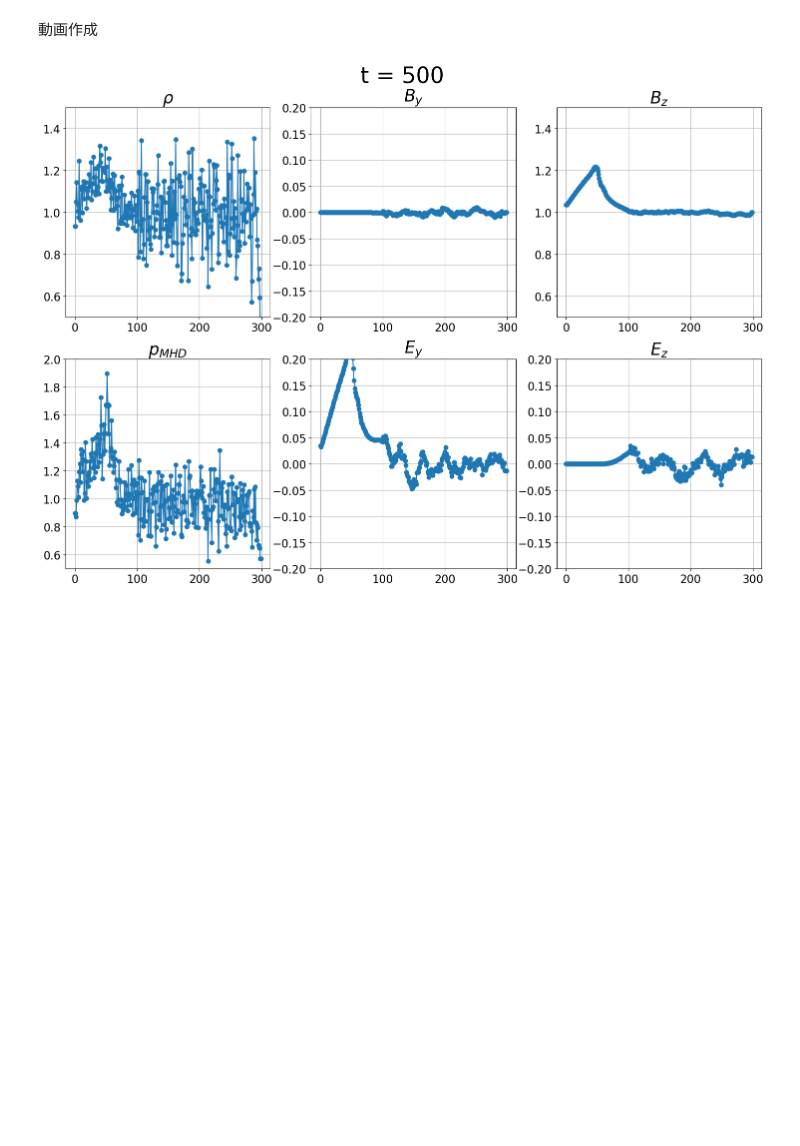
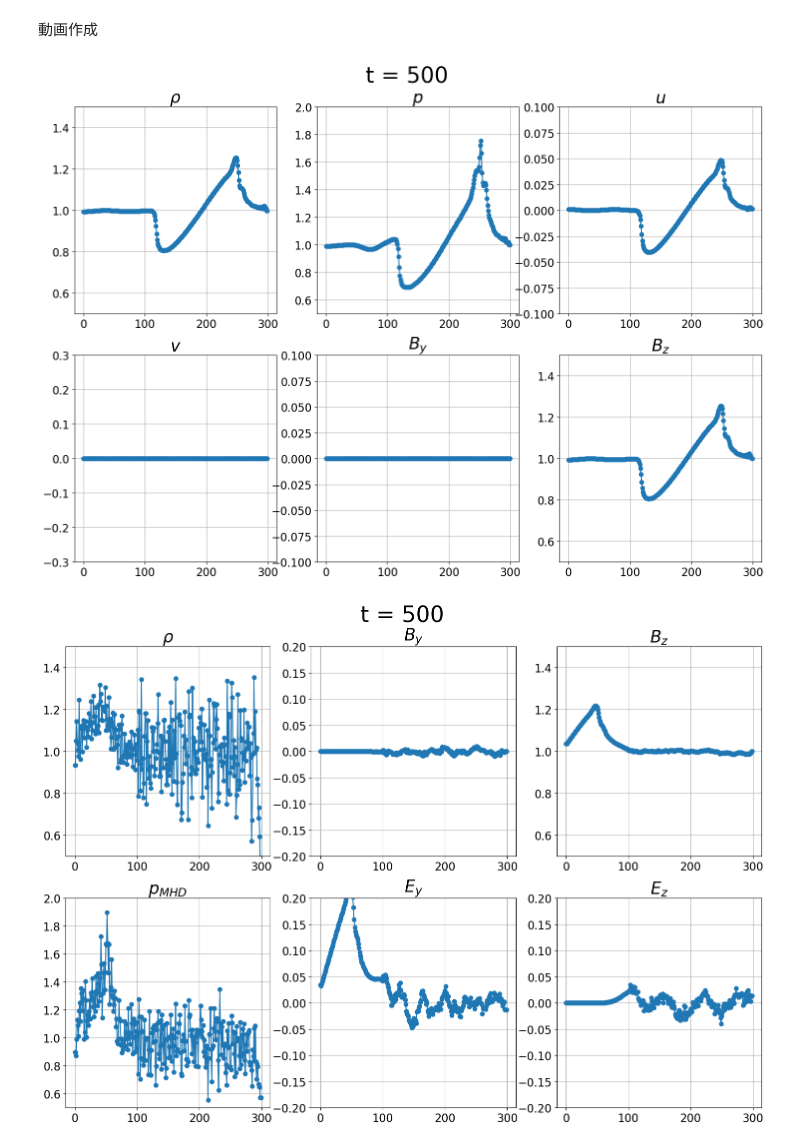
Before and after one commit to keita-akutagawa/MHD-PIC, a Jupyter notebook: 1D/Alfven_MHD-PIC_Sugiyama.ipynb, the cells around one changed output. Saved outputs shown, nothing was run; the diff lists cells and outputs as text; code cells hidden in the pictures; blank space fills up the shorter version.

```diff
--- a/1D/Alfven_MHD-PIC_Sugiyama.ipynb
+++ b/1D/Alfven_MHD-PIC_Sugiyama.ipynb
@@ -160,13 +162,13 @@ second_moment_electron_time_ave = np.zeros([9, nx_pic])
 
 total_substeps = 10
 
-steps = 1000
+steps = 2000
 time_mhd = 0.0
 time_pic = 0.0
 for step in range(steps+1):
 
     # save
-    if (step % 5 == 0):
+    if (step % 10 == 0):
         print(f"{step} step done... : time_mhd = {time_mhd:.5f}, time_pic = {time_pic:.5f}, dt_mhd = {dt_mhd:.5f}, dt_pic = {dt_pic:.5f}")
         np.save(f'./results_MH_alfven/x_ion_{step}.npy', x_pic_ion)
         np.save(f'./results_MH_alfven/x_electron_{step}.npy', x_pic_electron)
@@ -646,7 +634,7 @@ ax6 = fig.add_subplot(236)
 
 filename = "Alfven_MHD-PIC_MHD.mp4"
 
-interval = 5
+interval = 10
 for i in range(0, steps+1, interval):
     ax1.clear()
     ax2.clear()
@@ -688,33 +676,35 @@ for i in range(0, steps+1, interval):
     ax6.set_title(r"$B_z$", fontsize=24)
     ax1.tick_params(labelsize=16)
     ax2.tick_params(labelsize=16)
     ax3.tick_params(labelsize=16)
     ax4.tick_params(labelsize=16)
     ax5.tick_params(labelsize=16)
     ax6.tick_params(labelsize=16)
     ax1.grid()
     ax2.grid()
     ax3.grid()
     ax4.grid()
     ax5.grid()
     ax6.grid()
 
     plt.suptitle(f"t = {i}", y=0.95, fontsize=32)
 
     fig.savefig(f'./pictures/{i}.png', dpi=200)
 
 
 img = cv2.imread(f'./pictures/0.png')
 framesize = (img.shape[1], img.shape[0])
 fps = 5.0
 
 fourcc = cv2.VideoWriter_fourcc('m','p','4','v')
 video  = cv2.VideoWriter(filename=filename, fourcc=fourcc, fps=fps, frameSize=framesize)
 
 for i in range(0, steps, interval):
     img = cv2.imread(f'./pictures/{i}.png')
     video.write(img)
 video.release()
+# %% [output]
+[figure, added]
 # %%
 fig = plt.figure(figsize=(18, 12))
 ax1 = fig.add_subplot(231)
```
Also changed, not shown: parts of 10 cells of this notebook, 2 other files.
